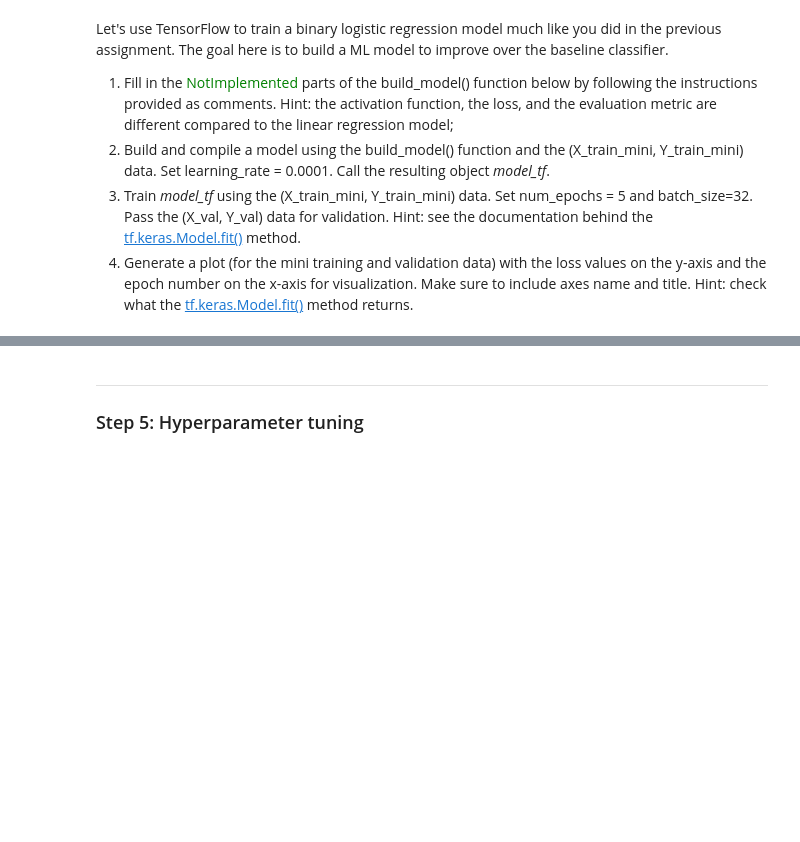
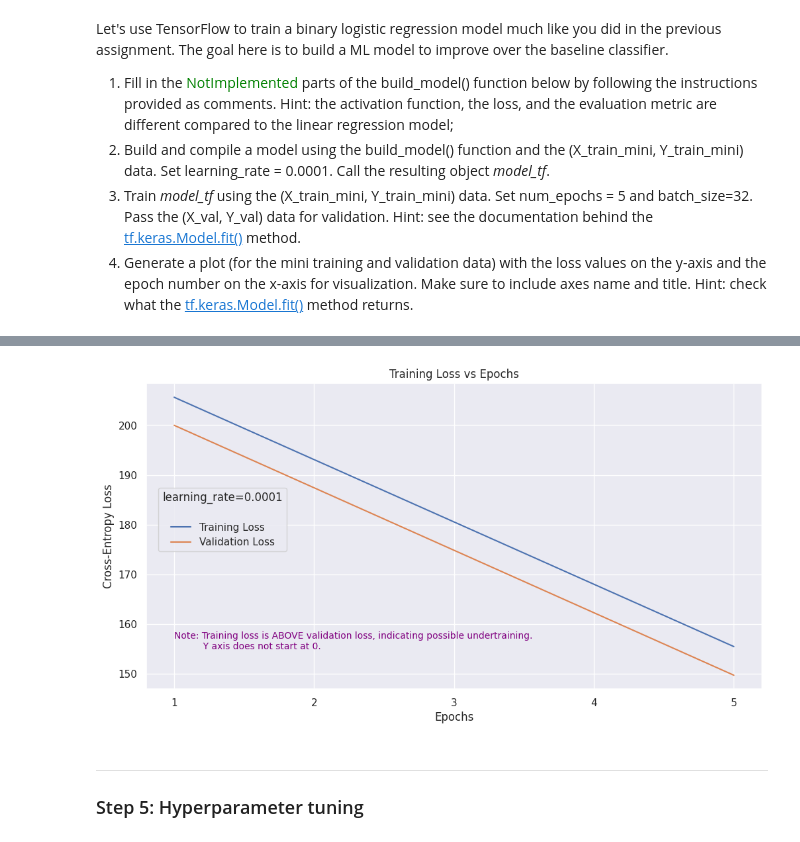
Before and after one commit to dabingougou/207, a Jupyter notebook: week_4/04 Logistic Regression with Tensorflow.ipynb, the cells around one changed output, grey strips where cells are left out. Cells and saved outputs as stored; diff of their text form; code cells hidden in the pictures; blank space fills up the shorter version.

```diff
--- a/week_4/04 Logistic Regression with Tensorflow.ipynb
+++ b/week_4/04 Logistic Regression with Tensorflow.ipynb
@@ -500,7 +444,9 @@ def build_model(num_features, learning_rate):
   optimizer = tf.keras.optimizers.SGD(learning_rate)
 
   # Finally, compile the model. Select the accuracy metric. This finalizes the graph for training.
+  # Precision and recall are not asked by this exercise but kept for my own information.
   model.compile(optimizer=optimizer,
-                loss='binary_crossentropy')
+                loss='binary_crossentropy',
+                metrics=['accuracy', tf.keras.metrics.Precision(), tf.keras.metrics.Recall()])
 
   return model
@@ -517,7 +459,7 @@ model_tf = build_model(num_features=X_train_mini.shape[1],
 
 # 3. Fit the model
 # YOUR CODE HERE
-model_tf.fit(X_train_mini, Y_train_mini,
+history = model_tf.fit(X_train_mini, Y_train_mini,
              epochs=5,
              batch_size=32,
              validation_data=(X_val, Y_val),
@@ -540,3 +480,31 @@ Epoch 5/5
+# %%
+# Plot loss of the untuned model: monitor train and val losses
+fig, ax = plt.subplots(figsize=(12,6))
+
+epochs = range(1, len(history.history['loss']) + 1)
+
+ax.plot(epochs, history.history['loss'],
+        label='Training Loss')
+ax.plot(epochs, history.history['val_loss'],
+        label="Validation Loss")
+
+#plt.ylim(bottom=5.2)
+
+ax.set_xlabel("Epochs")
+ax.set_ylabel("Cross-Entropy Loss")
+ax.set_title("Training Loss vs Epochs")
+
+plt.xticks(range(1, len(history.history['loss']) + 1, 1))
+ax.legend(title='learning_rate=0.0001\n',
+          loc=[0.02,0.45])
+
+plt.text(1, 155,
+         "Note: Training loss is ABOVE validation loss, indicating possible undertraining.\n\
+          Y axis does not start at 0.",
+          fontsize=10, ha='left', color='purple')
+plt.show()
+# %% [output]
+[figure, added]
 # %% [markdown]
 ---
 ### Step 5: Hyperparameter tuning
```
Also changed, not shown: parts of 21 cells of this notebook, 20 other files.
